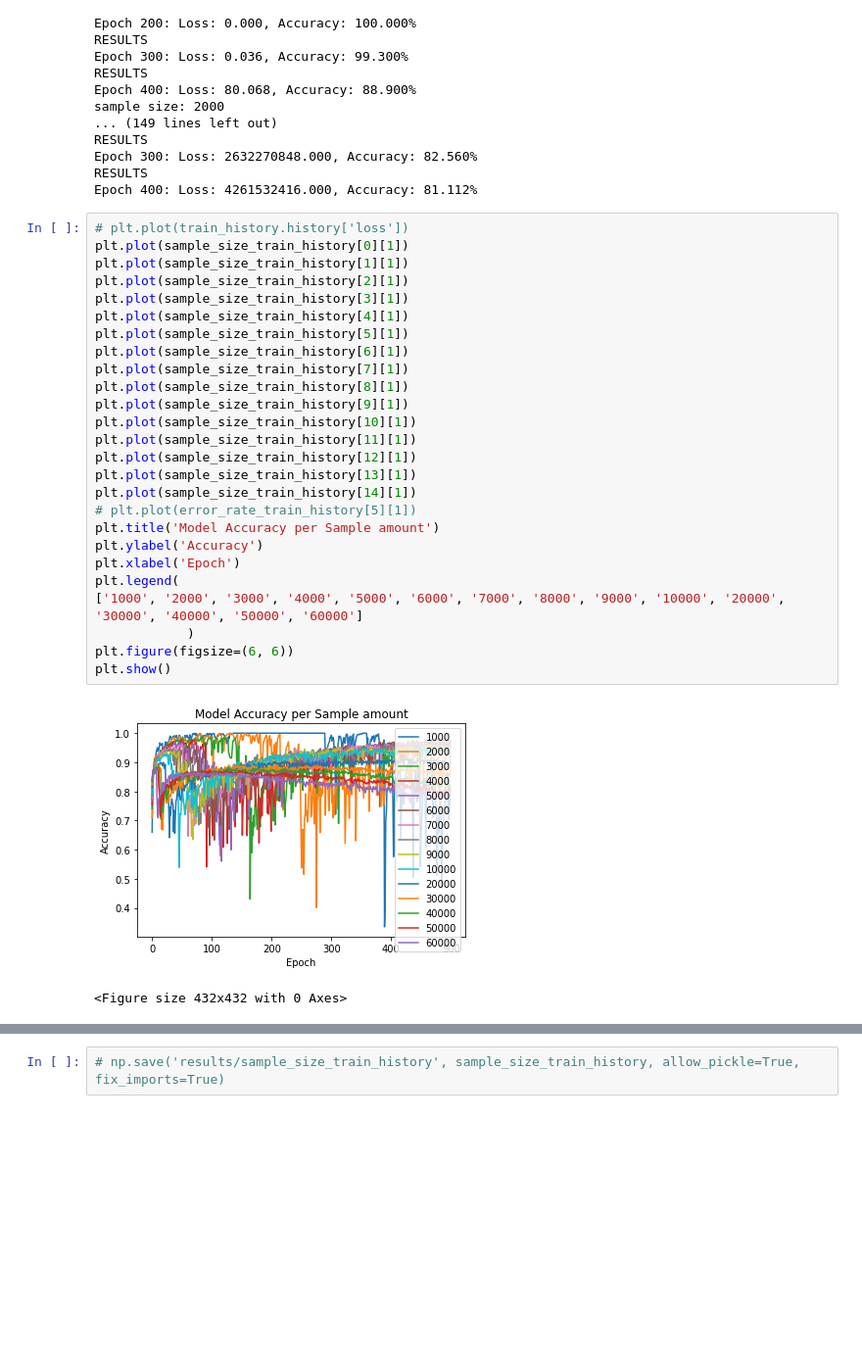
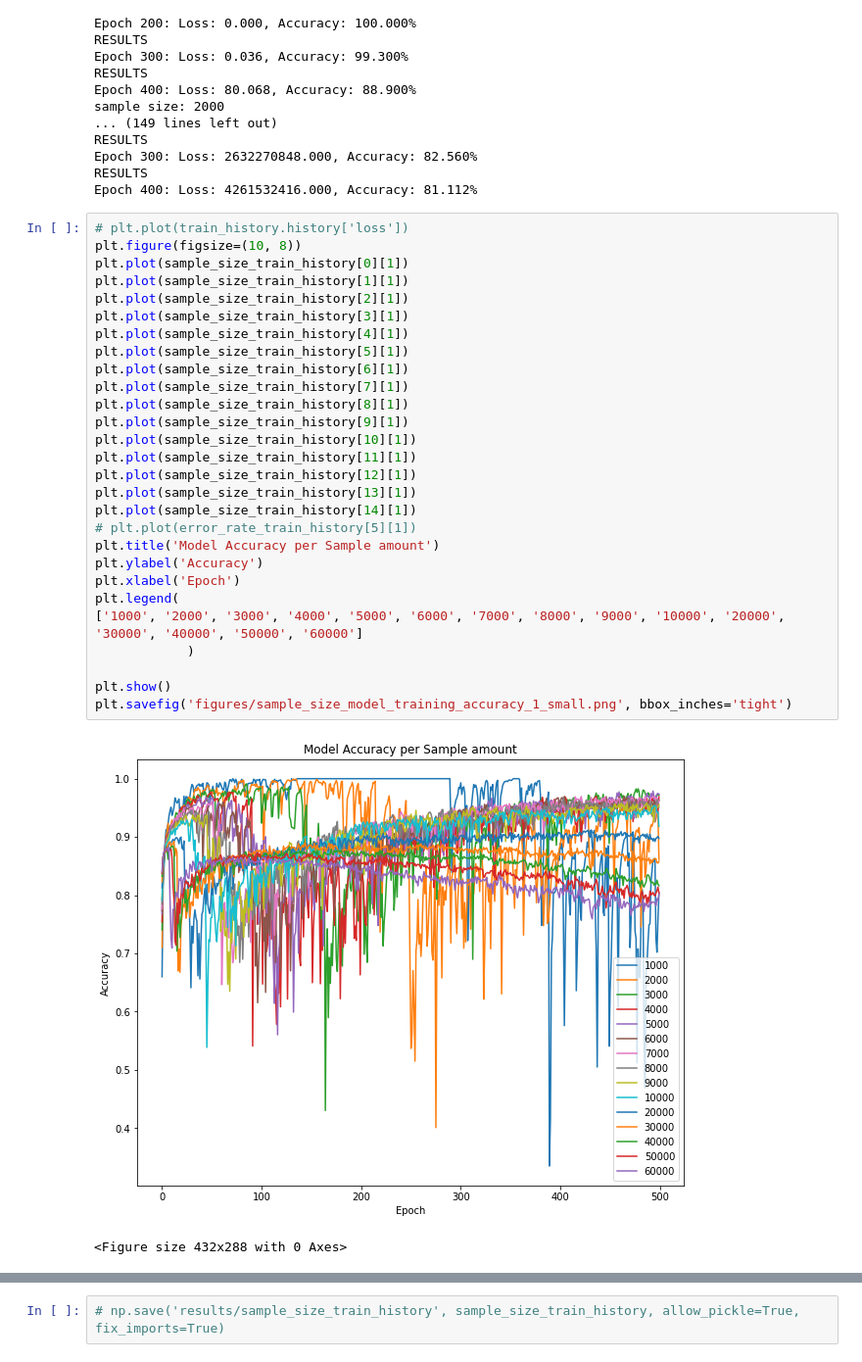
Before and after one commit to dPhanekham/tf2_error_injection, a Jupyter notebook: iris_inject_errors/mnist_fashion_fault_injection.ipynb, the cells around one changed output, grey strips where cells are left out. Shown at 98% size. Saved outputs shown, nothing was run; the diff lists cells and outputs as text; blank space fills up the shorter version.

Commit message:
update figures

```diff
--- a/iris_inject_errors/mnist_fashion_fault_injection.ipynb
+++ b/iris_inject_errors/mnist_fashion_fault_injection.ipynb
@@ -429,30 +428,32 @@ RESULTS
 Epoch 400: Loss: 4261532416.000, Accuracy: 81.112%
 # %%
 # plt.plot(train_history.history['loss'])
+plt.figure(figsize=(10, 8))
 plt.plot(sample_size_train_history[0][1])
 plt.plot(sample_size_train_history[1][1])
 plt.plot(sample_size_train_history[2][1])
 plt.plot(sample_size_train_history[3][1])
 plt.plot(sample_size_train_history[4][1])
 plt.plot(sample_size_train_history[5][1])
 plt.plot(sample_size_train_history[6][1])
 plt.plot(sample_size_train_history[7][1])
 plt.plot(sample_size_train_history[8][1])
 plt.plot(sample_size_train_history[9][1])
 plt.plot(sample_size_train_history[10][1])
 plt.plot(sample_size_train_history[11][1])
 plt.plot(sample_size_train_history[12][1])
 plt.plot(sample_size_train_history[13][1])
 plt.plot(sample_size_train_history[14][1])
 # plt.plot(error_rate_train_history[5][1])
 plt.title('Model Accuracy per Sample amount')
 plt.ylabel('Accuracy')
 plt.xlabel('Epoch')
 plt.legend(
 ['1000', '2000', '3000', '4000', '5000', '6000', '7000', '8000', '9000', '10000', '20000', '30000', '40000', '50000', '60000']
             )
-plt.figure(figsize=(6, 6))
+
 plt.show()
+plt.savefig('figures/sample_size_model_training_accuracy_1_small.png', bbox_inches='tight')
 # %% [output]
-[figure, old version]
+[figure, new version]
-<Figure size 432x432 with 0 Axes>
+<Figure size 432x288 with 0 Axes>
```
Also changed, not shown: parts of 8 cells of this notebook, 8 other files.
